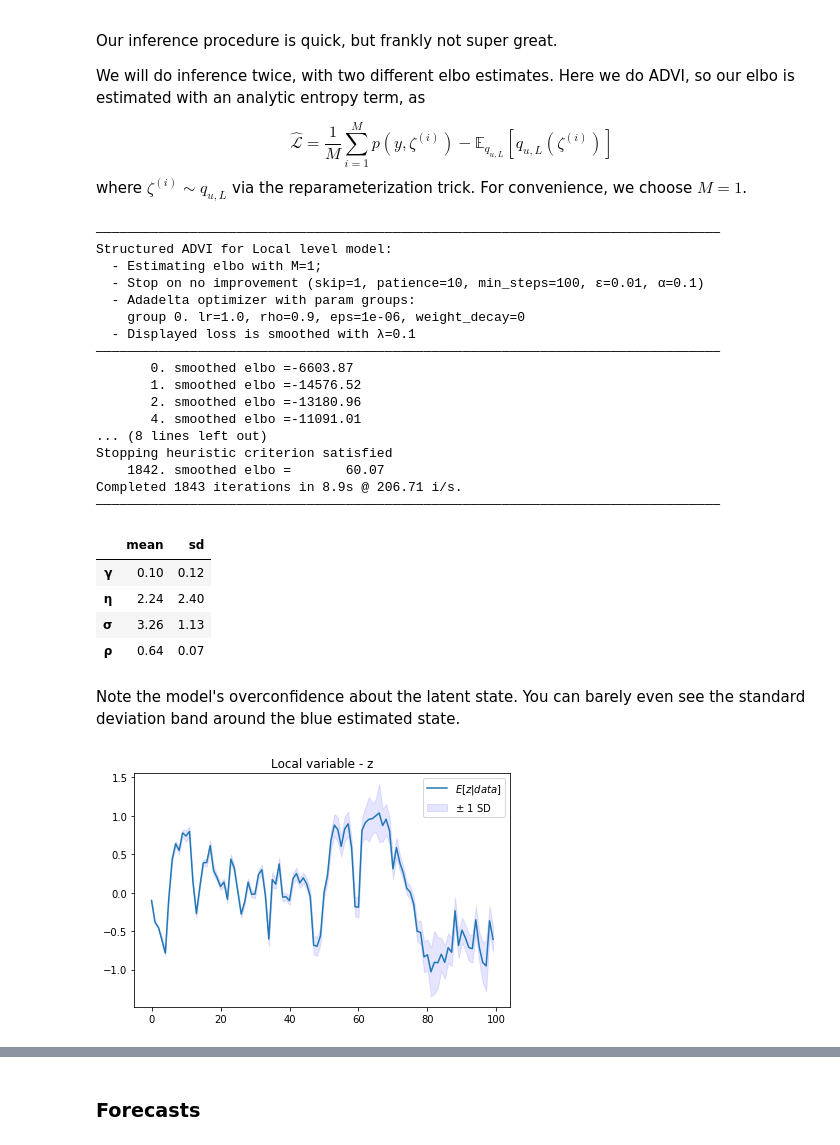
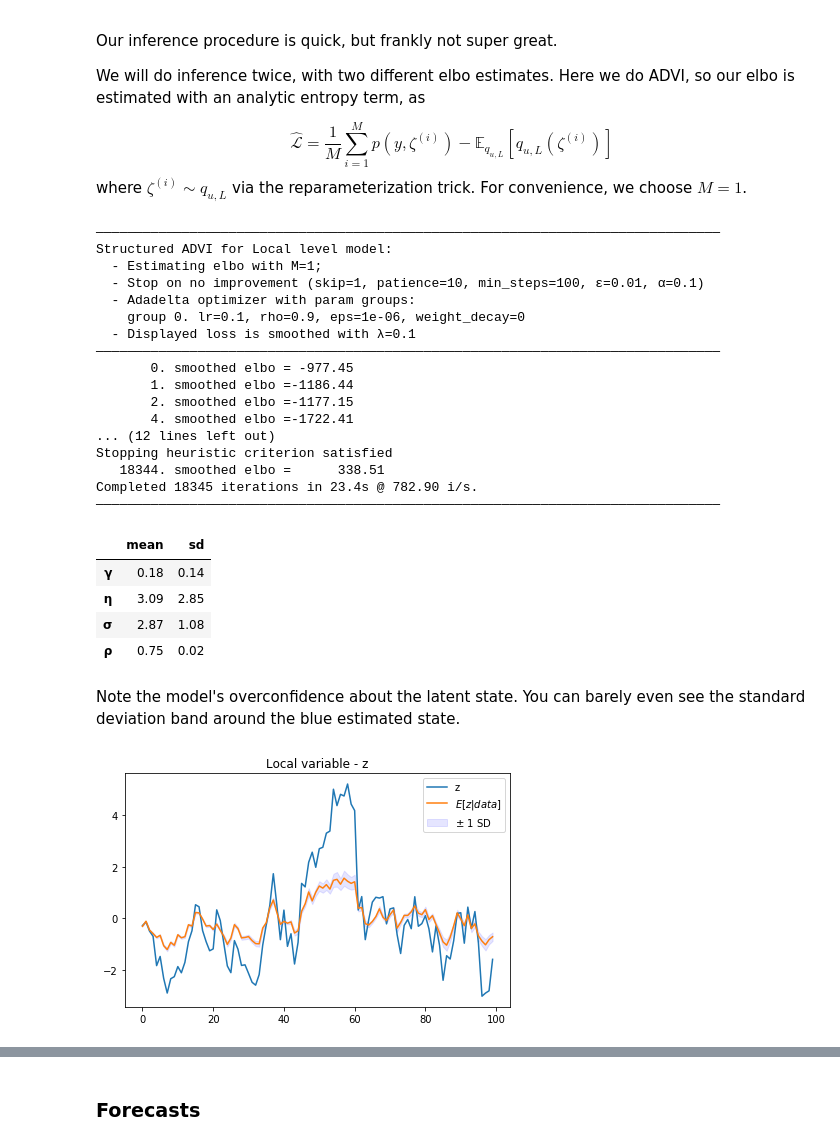
Before and after one commit to kuperov/ptvi, a Jupyter notebook: docs/Some upside-down results.ipynb, the cells around one changed output, grey strips where cells are left out. Drawn from its saved outputs; the diff is of its cells as text; code cells hidden in the pictures.

```diff
--- a/docs/Some upside-down results.ipynb
+++ b/docs/Some upside-down results.ipynb
@@ -45,39 +45,39 @@ $$ \hat{\mathcal{L}} = \frac{1}{M} \sum_{i=1}^M
 $$
 where $\zeta^{(i)}\sim q_{u,L}$ via the reparameterization trick. For convenience, we choose $M=1$.
 # %%
-fit = sgvb(model, y, sim_entropy=False)
+fit = sgvb(model, y, sim_entropy=False, lr=0.1)
 # %% [output]
 ――――――――――――――――――――――――――――――――――――――――――――――――――――――――――――――――――――――――――――――――
 Structured ADVI for Local level model:
   - Estimating elbo with M=1;
   - Stop on no improvement (skip=1, patience=10, min_steps=100, ε=0.01, α=0.1)
   - Adadelta optimizer with param groups:
-    group 0. lr=1.0, rho=0.9, eps=1e-06, weight_decay=0
+    group 0. lr=0.1, rho=0.9, eps=1e-06, weight_decay=0
   - Displayed loss is smoothed with λ=0.1
 ――――――――――――――――――――――――――――――――――――――――――――――――――――――――――――――――――――――――――――――――
-       0. smoothed elbo =-6603.87
-       1. smoothed elbo =-14576.52
-       2. smoothed elbo =-13180.96
-       4. smoothed elbo =-11091.01
-... (8 lines left out)
+       0. smoothed elbo = -977.45
+       1. smoothed elbo =-1186.44
+       2. smoothed elbo =-1177.15
+       4. smoothed elbo =-1722.41
+... (12 lines left out)
 Stopping heuristic criterion satisfied
-    1842. smoothed elbo =       60.07
-Completed 1843 iterations in 8.9s @ 206.71 i/s.
+   18344. smoothed elbo =      338.51
+Completed 18345 iterations in 23.4s @ 782.90 i/s.
 ――――――――――――――――――――――――――――――――――――――――――――――――――――――――――――――――――――――――――――――――
 # %%
 fit.summary()
 # %% [output]
 |  | mean | sd |
-| γ | 0.10 | 0.12 |
-| η | 2.24 | 2.40 |
-| σ | 3.26 | 1.13 |
-| ρ | 0.64 | 0.07 |
+| γ | 0.18 | 0.14 |
+| η | 3.09 | 2.85 |
+| σ | 2.87 | 1.08 |
+| ρ | 0.75 | 0.02 |
 # %% [markdown]
 Note the model's overconfidence about the latent state. You can barely even see the standard deviation band around the blue estimated state.
 # %%
-fit.plot_latent(true_z=z.numpy(), include_data=True)
+fit.plot_latent(z=z.numpy(), include_data=True)
 # %% [output]
-[figure, old version]
+[figure, new version]
 # %%
 fit.plot_global_marginals(**true_params)
 # %% [output]
```
Also changed, not shown: parts of 10 cells of this notebook, 6 other files.
